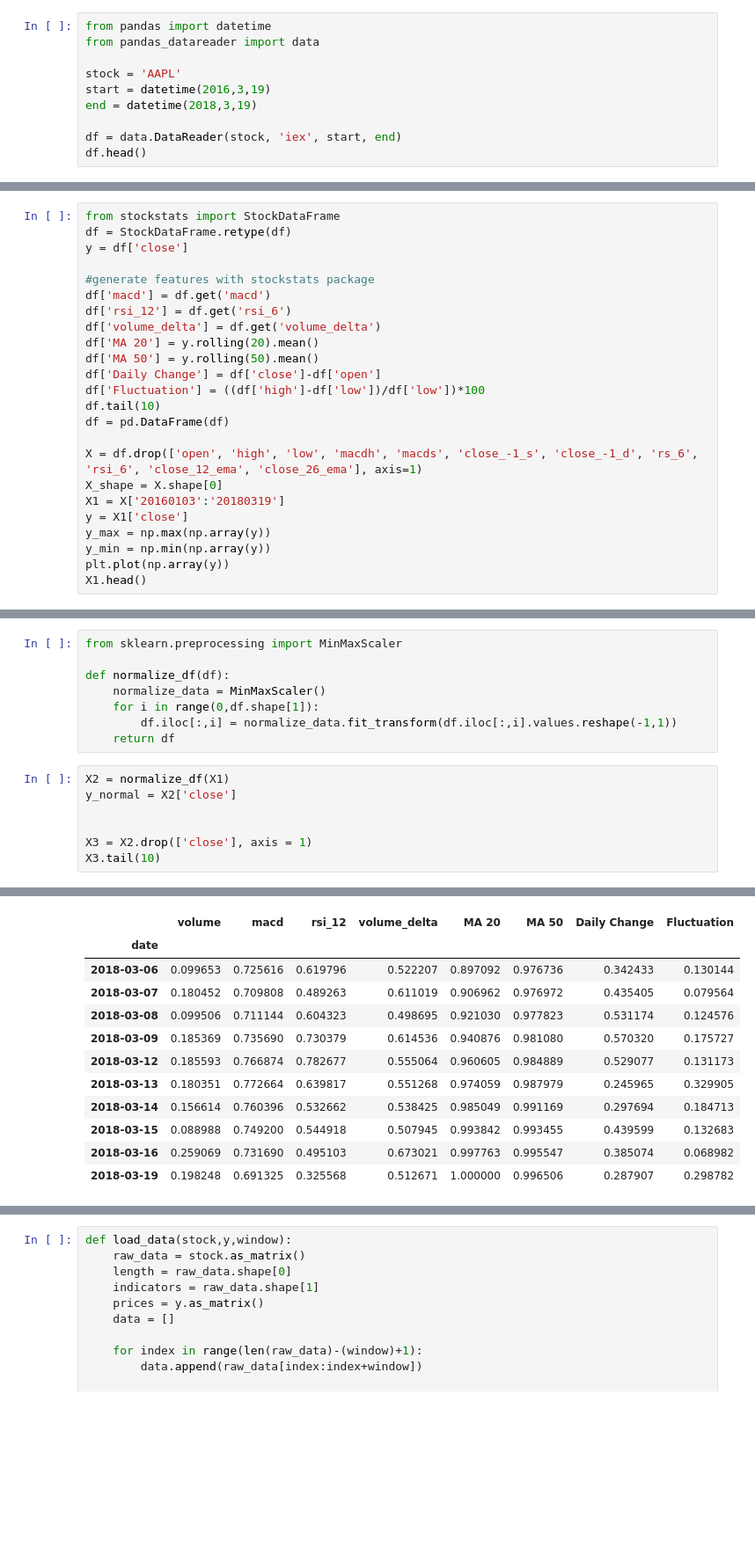
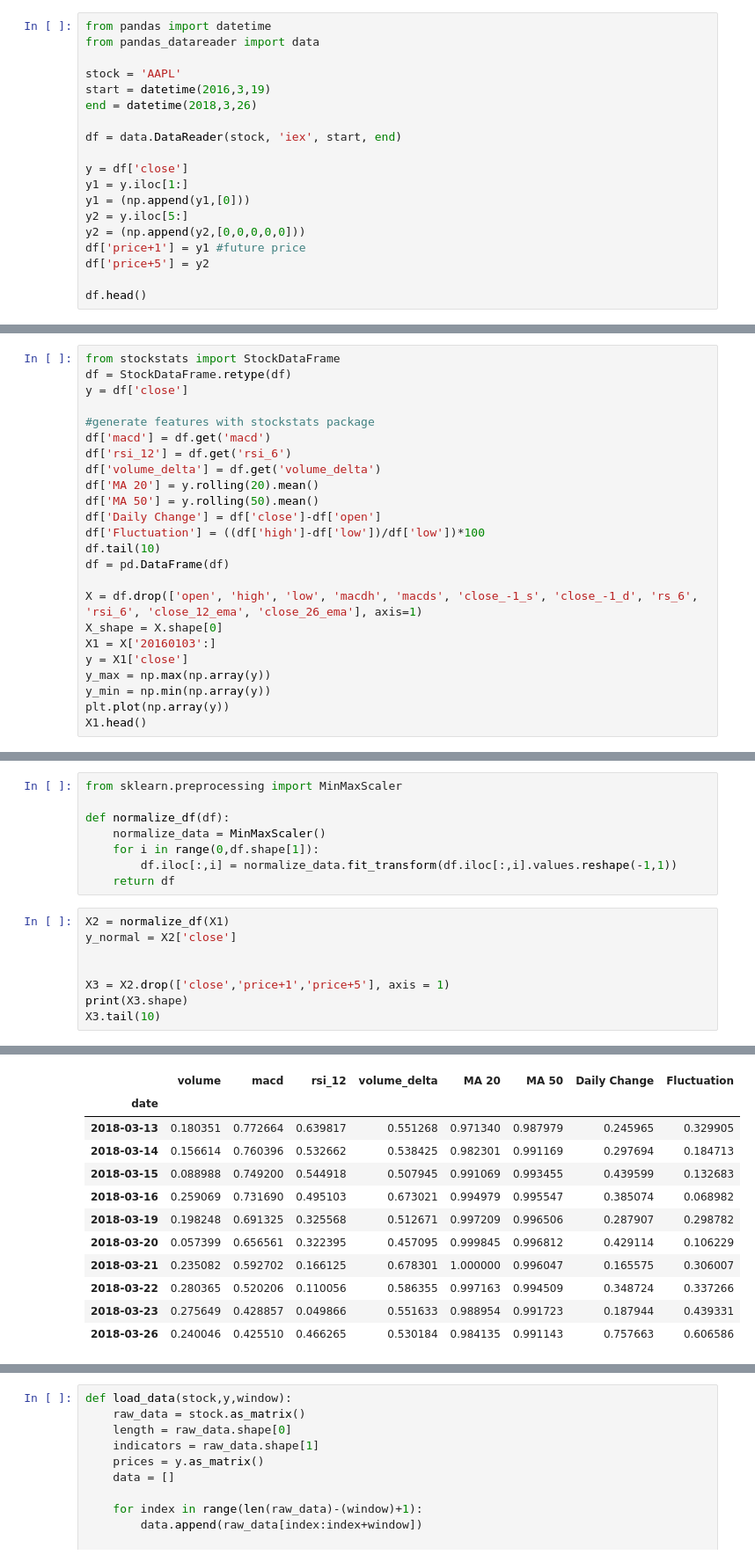
Before and after one commit to Columbia-Intro-Data-Science/python-introduction-kj2431, a Jupyter notebook: data science final 2.ipynb, the cells around one changed output, grey strips where cells are left out. Shown at 88% size. Drawn from its saved outputs; the diff is of its cells as text; blank space fills up the shorter version.

```diff
--- a/data science final 2.ipynb
+++ b/data science final 2.ipynb
@@ -19,9 +19,18 @@ from pandas_datareader import data
 
 stock = 'AAPL'
 start = datetime(2016,3,19)
-end = datetime(2018,3,19)
+end = datetime(2018,3,26)
 
 df = data.DataReader(stock, 'iex', start, end)
+
+y = df['close']
+y1 = y.iloc[1:]
+y1 = (np.append(y1,[0]))
+y2 = y.iloc[5:]
+y2 = (np.append(y2,[0,0,0,0,0]))
+df['price+1'] = y1 #future price
+df['price+5'] = y2
+
 df.head()
 # %% [output]
 5y
@@ -50,7 +59,7 @@ df = pd.DataFrame(df)
 
 X = df.drop(['open', 'high', 'low', 'macdh', 'macds', 'close_-1_s', 'close_-1_d', 'rs_6', 'rsi_6', 'close_12_ema', 'close_26_ema'], axis=1)
 X_shape = X.shape[0]
-X1 = X['20160103':'20180319']
+X1 = X['20160103':]
 y = X1['close']
 y_max = np.max(np.array(y))
 y_min = np.min(np.array(y))
@@ -82,6 +99,7 @@ X2 = normalize_df(X1)
 y_normal = X2['close']
 
 
-X3 = X2.drop(['close'], axis = 1)
+X3 = X2.drop(['close','price+1','price+5'], axis = 1)
+print(X3.shape)
 X3.tail(10)
 # %% [output]
@@ -98,15 +112,15 @@ See the caveats in the documentation: http://pandas.pydata.org/pandas-docs/stabl
 |  | volume | macd | rsi_12 | volume_delta | MA 20 | MA 50 | Daily Change | Fluctuation |
 | date |  |  |  |  |  |  |  |  |
-| 2018-03-06 | 0.099653 | 0.725616 | 0.619796 | 0.522207 | 0.897092 | 0.976736 | 0.342433 | 0.130144 |
-| 2018-03-07 | 0.180452 | 0.709808 | 0.489263 | 0.611019 | 0.906962 | 0.976972 | 0.435405 | 0.079564 |
-| 2018-03-08 | 0.099506 | 0.711144 | 0.604323 | 0.498695 | 0.921030 | 0.977823 | 0.531174 | 0.124576 |
-| 2018-03-09 | 0.185369 | 0.735690 | 0.730379 | 0.614536 | 0.940876 | 0.981080 | 0.570320 | 0.175727 |
-| 2018-03-12 | 0.185593 | 0.766874 | 0.782677 | 0.555064 | 0.960605 | 0.984889 | 0.529077 | 0.131173 |
-| 2018-03-13 | 0.180351 | 0.772664 | 0.639817 | 0.551268 | 0.974059 | 0.987979 | 0.245965 | 0.329905 |
-| 2018-03-14 | 0.156614 | 0.760396 | 0.532662 | 0.538425 | 0.985049 | 0.991169 | 0.297694 | 0.184713 |
-| 2018-03-15 | 0.088988 | 0.749200 | 0.544918 | 0.507945 | 0.993842 | 0.993455 | 0.439599 | 0.132683 |
-| 2018-03-16 | 0.259069 | 0.731690 | 0.495103 | 0.673021 | 0.997763 | 0.995547 | 0.385074 | 0.068982 |
-| 2018-03-19 | 0.198248 | 0.691325 | 0.325568 | 0.512671 | 1.000000 | 0.996506 | 0.287907 | 0.298782 |
+| 2018-03-13 | 0.180351 | 0.772664 | 0.639817 | 0.551268 | 0.971340 | 0.987979 | 0.245965 | 0.329905 |
+| 2018-03-14 | 0.156614 | 0.760396 | 0.532662 | 0.538425 | 0.982301 | 0.991169 | 0.297694 | 0.184713 |
+| 2018-03-15 | 0.088988 | 0.749200 | 0.544918 | 0.507945 | 0.991069 | 0.993455 | 0.439599 | 0.132683 |
+| 2018-03-16 | 0.259069 | 0.731690 | 0.495103 | 0.673021 | 0.994979 | 0.995547 | 0.385074 | 0.068982 |
+| 2018-03-19 | 0.198248 | 0.691325 | 0.325568 | 0.512671 | 0.997209 | 0.996506 | 0.287907 | 0.298782 |
+| 2018-03-20 | 0.057399 | 0.656561 | 0.322395 | 0.457095 | 0.999845 | 0.996812 | 0.429114 | 0.106229 |
+| 2018-03-21 | 0.235082 | 0.592702 | 0.166125 | 0.678301 | 1.000000 | 0.996047 | 0.165575 | 0.306007 |
+| 2018-03-22 | 0.280365 | 0.520206 | 0.110056 | 0.586355 | 0.997163 | 0.994509 | 0.348724 | 0.337266 |
+| 2018-03-23 | 0.275649 | 0.428857 | 0.049866 | 0.551633 | 0.988954 | 0.991723 | 0.187944 | 0.439331 |
+| 2018-03-26 | 0.240046 | 0.425510 | 0.466265 | 0.530184 | 0.984135 | 0.991143 | 0.757663 | 0.606586 |
 # %%
 window = 10 #prediction time-lag window
 
```
Also changed, not shown: parts of 15 cells of this notebook.
